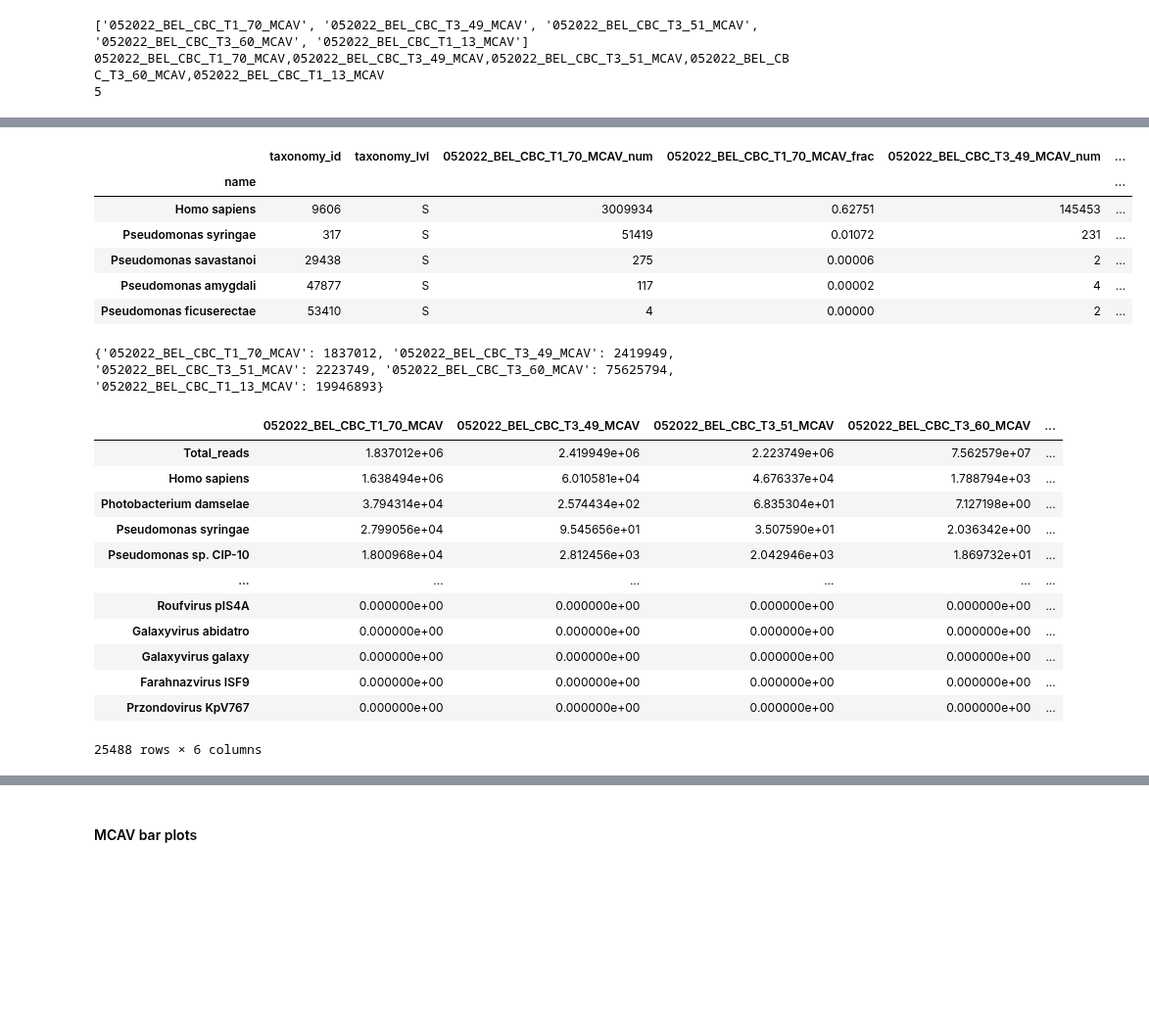
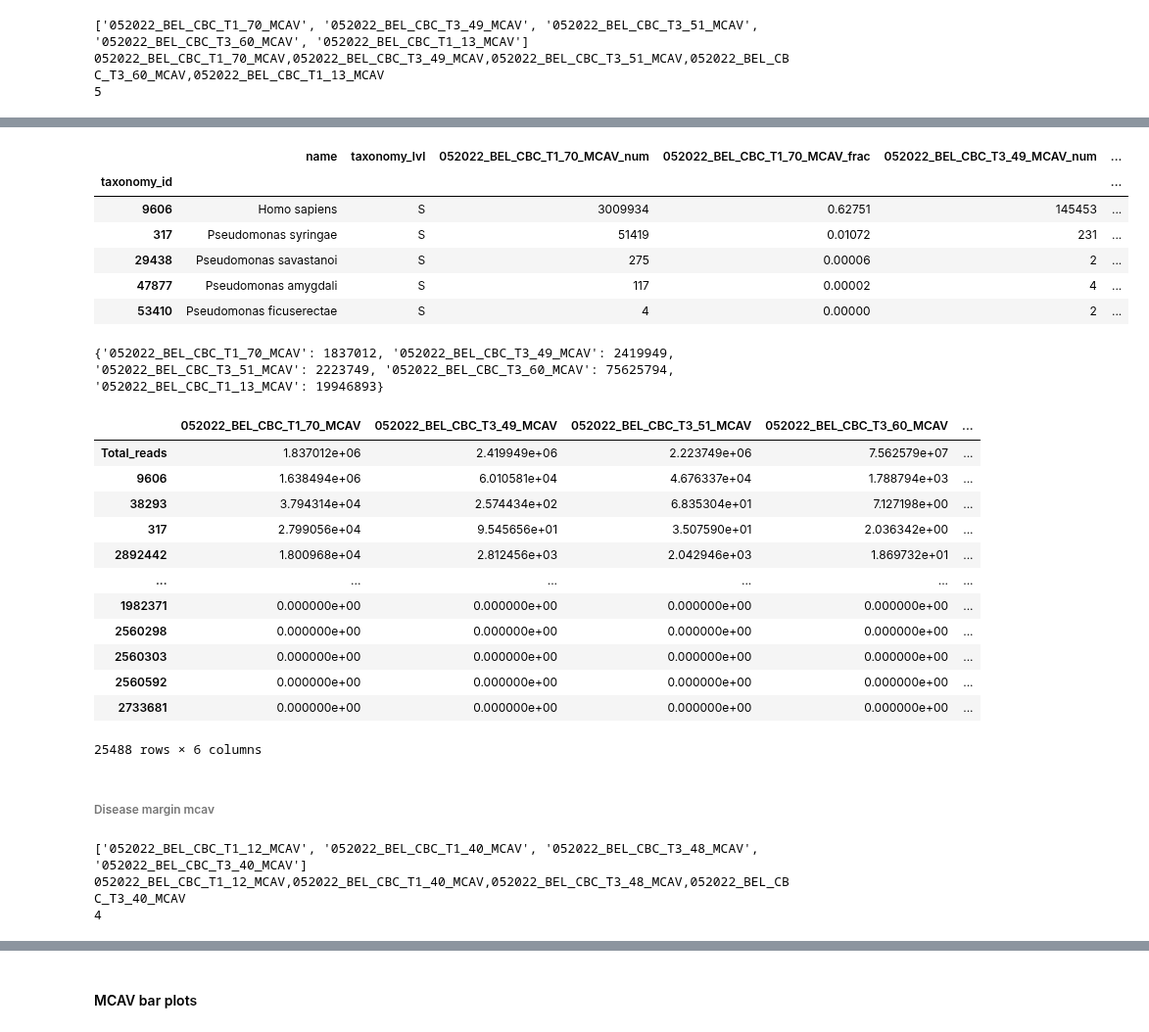
Before and after one commit to brookewicz/CBC_metagenomics, a Jupyter notebook: mcav1/4Taxonomy.ipynb, the cells around one changed output, grey strips where cells are left out. Shown at 98% size. Drawn from its saved outputs; the diff is of its cells as text; code cells hidden in the pictures; blank space fills up the shorter version.

```diff
--- a/mcav1/4Taxonomy.ipynb
+++ b/mcav1/4Taxonomy.ipynb
@@ -1360,20 +1539,20 @@ PROGRAM END TIME: 05-30-2024 15:15:22
 # %%
 otu_table=pd.read_csv("kraken_stddb/merged_bracken_species.txt", sep='\t')
-otu_table.set_index("name",inplace=True)
+otu_table.set_index("taxonomy_id",inplace=True)
 otu_table.head()
 
 # Columns:
 # Sample num: Number of reads estimated for that species
 # Sample frac: Fraction of total reads in the sample estimated for this species
 #       [NOTE: Fractions are of total reads classified, unclassified reads not accounted for]
 # %% [output]
-|  | taxonomy_id | taxonomy_lvl | 052022_BEL_CBC_T1_70_MCAV_num | 052022_BEL_CBC_T1_70_MCAV_frac | 052022_BEL_CBC_T3_49_MCAV_num | ... |
-| name |  |  |  |  |  | ... |
-| Homo sapiens | 9606 | S | 3009934 | 0.62751 | 145453 | ... |
-| Pseudomonas syringae | 317 | S | 51419 | 0.01072 | 231 | ... |
-| Pseudomonas savastanoi | 29438 | S | 275 | 0.00006 | 2 | ... |
-| Pseudomonas amygdali | 47877 | S | 117 | 0.00002 | 4 | ... |
-| Pseudomonas ficuserectae | 53410 | S | 4 | 0.00000 | 2 | ... |
+|  | name | taxonomy_lvl | 052022_BEL_CBC_T1_70_MCAV_num | 052022_BEL_CBC_T1_70_MCAV_frac | 052022_BEL_CBC_T3_49_MCAV_num | ... |
+| taxonomy_id |  |  |  |  |  | ... |
+| 9606 | Homo sapiens | S | 3009934 | 0.62751 | 145453 | ... |
+| 317 | Pseudomonas syringae | S | 51419 | 0.01072 | 231 | ... |
+| 29438 | Pseudomonas savastanoi | S | 275 | 0.00006 | 2 | ... |
+| 47877 | Pseudomonas amygdali | S | 117 | 0.00002 | 4 | ... |
+| 53410 | Pseudomonas ficuserectae | S | 4 | 0.00000 | 2 | ... |
 # %%
 # Make taxa otu id table
 otu_id=otu_table.iloc[:, 0:2]
@@ -1426,16 +1605,16 @@ normalized_otu.sort_values(by="Sum", ascending=False)
 # %% [output]
 |  | 052022_BEL_CBC_T1_70_MCAV | 052022_BEL_CBC_T3_49_MCAV | 052022_BEL_CBC_T3_51_MCAV | 052022_BEL_CBC_T3_60_MCAV | ... |
 | Total_reads | 1.837012e+06 | 2.419949e+06 | 2.223749e+06 | 7.562579e+07 | ... |
-| Homo sapiens | 1.638494e+06 | 6.010581e+04 | 4.676337e+04 | 1.788794e+03 | ... |
-| Photobacterium damselae | 3.794314e+04 | 2.574434e+02 | 6.835304e+01 | 7.127198e+00 | ... |
-| Pseudomonas syringae | 2.799056e+04 | 9.545656e+01 | 3.507590e+01 | 2.036342e+00 | ... |
-| Pseudomonas sp. CIP-10 | 1.800968e+04 | 2.812456e+03 | 2.042946e+03 | 1.869732e+01 | ... |
+| 9606 | 1.638494e+06 | 6.010581e+04 | 4.676337e+04 | 1.788794e+03 | ... |
+| 38293 | 3.794314e+04 | 2.574434e+02 | 6.835304e+01 | 7.127198e+00 | ... |
+| 317 | 2.799056e+04 | 9.545656e+01 | 3.507590e+01 | 2.036342e+00 | ... |
+| 2892442 | 1.800968e+04 | 2.812456e+03 | 2.042946e+03 | 1.869732e+01 | ... |
 | ... | ... | ... | ... | ... | ... |
-| Roufvirus pIS4A | 0.000000e+00 | 0.000000e+00 | 0.000000e+00 | 0.000000e+00 | ... |
-| Galaxyvirus abidatro | 0.000000e+00 | 0.000000e+00 | 0.000000e+00 | 0.000000e+00 | ... |
-| Galaxyvirus galaxy | 0.000000e+00 | 0.000000e+00 | 0.000000e+00 | 0.000000e+00 | ... |
-| Farahnazvirus ISF9 | 0.000000e+00 | 0.000000e+00 | 0.000000e+00 | 0.000000e+00 | ... |
-| Przondovirus KpV767 | 0.000000e+00 | 0.000000e+00 | 0.000000e+00 | 0.000000e+00 | ... |
+| 1982371 | 0.000000e+00 | 0.000000e+00 | 0.000000e+00 | 0.000000e+00 | ... |
+| 2560298 | 0.000000e+00 | 0.000000e+00 | 0.000000e+00 | 0.000000e+00 | ... |
+| 2560303 | 0.000000e+00 | 0.000000e+00 | 0.000000e+00 | 0.000000e+00 | ... |
+| 2560592 | 0.000000e+00 | 0.000000e+00 | 0.000000e+00 | 0.000000e+00 | ... |
+| 2733681 | 0.000000e+00 | 0.000000e+00 | 0.000000e+00 | 0.000000e+00 | ... |
 25488 rows × 6 columns
 # %%
 # remove taxa where sum is 0 and remove human??
@@ -1447,3 +1626,5 @@ normalized_otu.drop("Sum",axis=1,inplace=True)
 # %%
 # export otu table to csv
 normalized_otu.to_csv("otu_normtable_species")
+# %% [markdown]
+###### Disease margin mcav
@@ -1449,0 +1633,19 @@ normalized_otu.to_csv("otu_normtable_species")
+# %%
+# Set path variables and create sample list
+
+SAMPLES='//project/pi_sarah_gignouxwolfsohn_uml_edu/brooke/mcav/margin_mcav/margin_MCAV'
+BRACKENS='//project/pi_sarah_gignouxwolfsohn_uml_edu/brooke/mcav/margin_mcav/taxonomy/kraken_stddb'
+samplelist=[]
+
+with open(SAMPLES) as samples:
+    for line in samples:
+        samplelist.append(line.strip())
+print(samplelist)
+
+sample_names_string = ','.join(samplelist)
+print(sample_names_string)
+print(len(samplelist))
+# %% [output]
+['052022_BEL_CBC_T1_12_MCAV', '052022_BEL_CBC_T1_40_MCAV', '052022_BEL_CBC_T3_48_MCAV', '052022_BEL_CBC_T3_40_MCAV']
+052022_BEL_CBC_T1_12_MCAV,052022_BEL_CBC_T1_40_MCAV,052022_BEL_CBC_T3_48_MCAV,052022_BEL_CBC_T3_40_MCAV
+4
```
Also changed, not shown: parts of 26 cells of this notebook.
